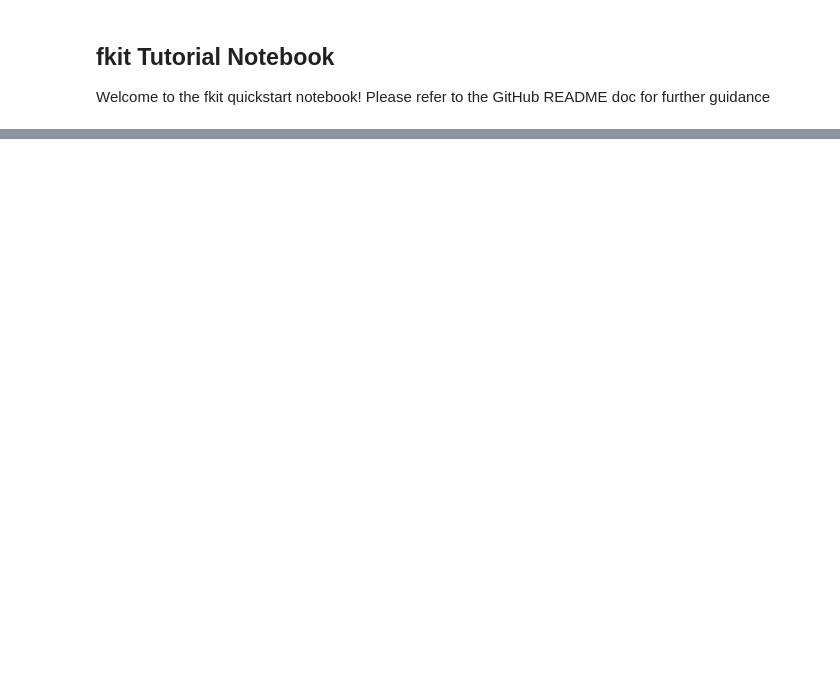
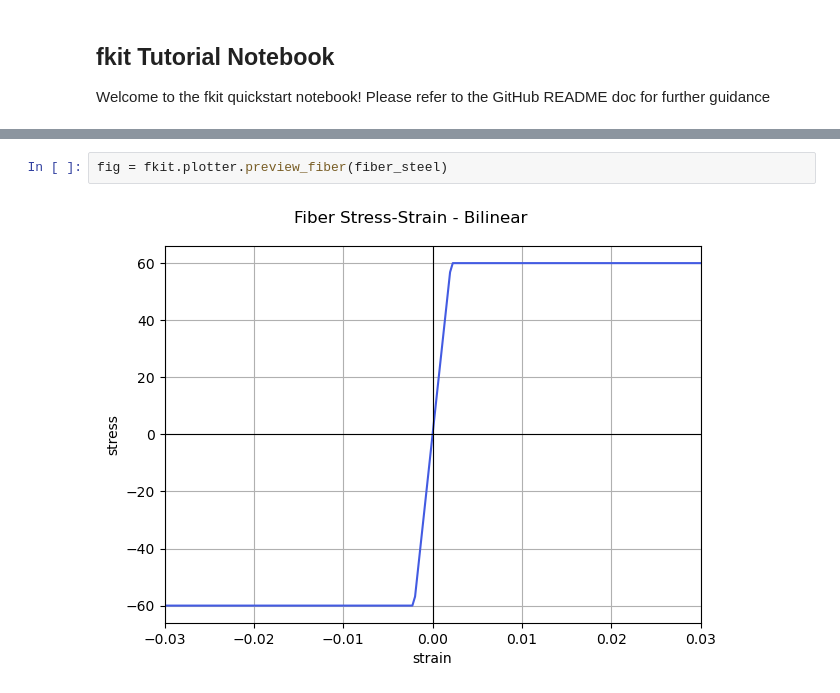
Before and after one commit to wcfrobert/fkit, a Jupyter notebook: main_notebook.ipynb, the cells around one changed output, grey strips where cells are left out. Saved outputs shown, nothing was run; the diff lists cells and outputs as text; blank space fills up the shorter version.

```diff
--- a/main_notebook.ipynb
+++ b/main_notebook.ipynb
@@ -42,0 +18,4 @@ preview_section(section10)
+# %%
+fig = fkit.plotter.preview_fiber(fiber_steel)
+# %% [output]
+[figure, added]
```
Also changed, not shown: parts of 23 cells of this notebook, 2 other files.
